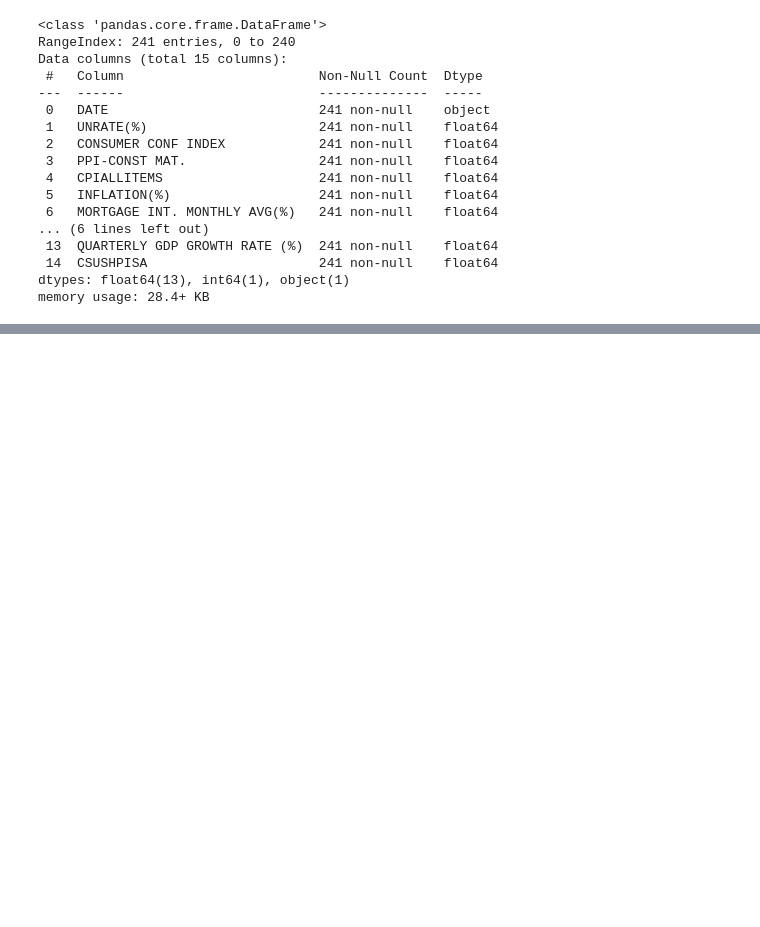
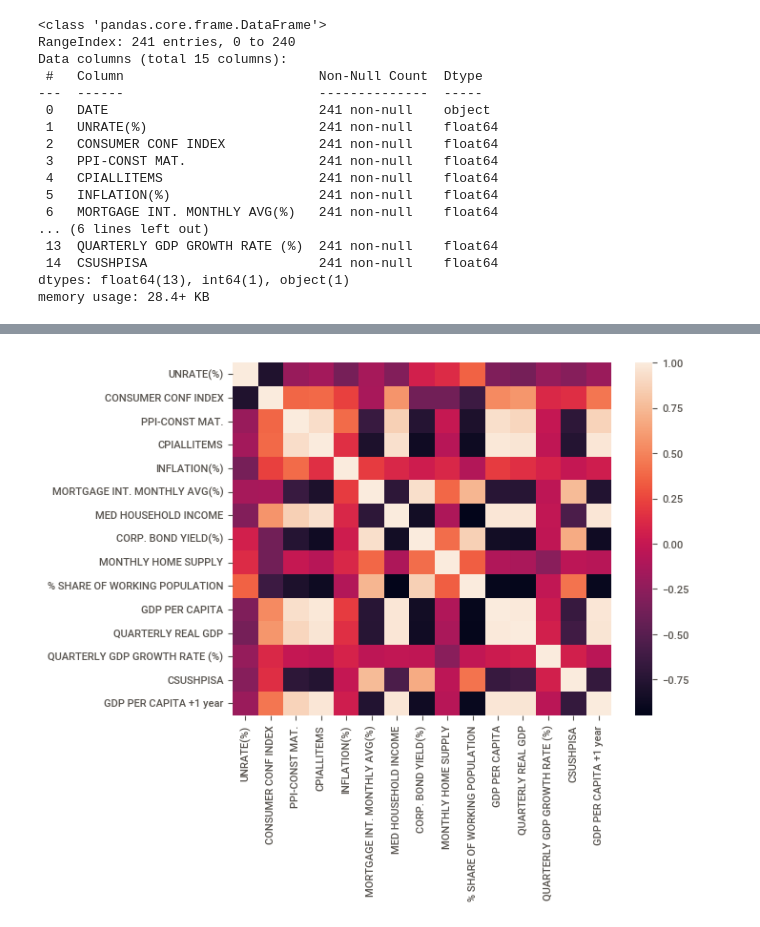
Before and after one commit to hwiminPark/Forecasting_GDP_Per_Capita_in_US, a Jupyter notebook: Forecasting_GDP_Per_Capita_in_US.ipynb, the cells around one changed output, grey strips where cells are left out. Cells and saved outputs as stored; diff of their text form; code cells hidden in the pictures; blank space fills up the shorter version.

Commit message:
added data visualization

```diff
--- a/Forecasting_GDP_Per_Capita_in_US.ipynb
+++ b/Forecasting_GDP_Per_Capita_in_US.ipynb
@@ -101,0 +114,8 @@ data.describe()
+# %%
+data['GDP PER CAPITA +1 year'] = data['GDP PER CAPITA'].shift(-12)
+# %%
+# remove the last 12 rows
+data = data[:-12]
+# %%
+# reverse the order
+data = data.iloc[::-1]
@@ -101,0 +130,9 @@ data.describe()
+# %%
+numerical_columns = data.select_dtypes(include=['float64', 'int64']).columns
+# %%
+# correlation matrix
+corr = data[numerical_columns].corr()
+sns.heatmap(corr)
+plt.show()
+# %% [output]
+[figure, added]
```
Also changed, not shown: parts of 5 cells of this notebook.
